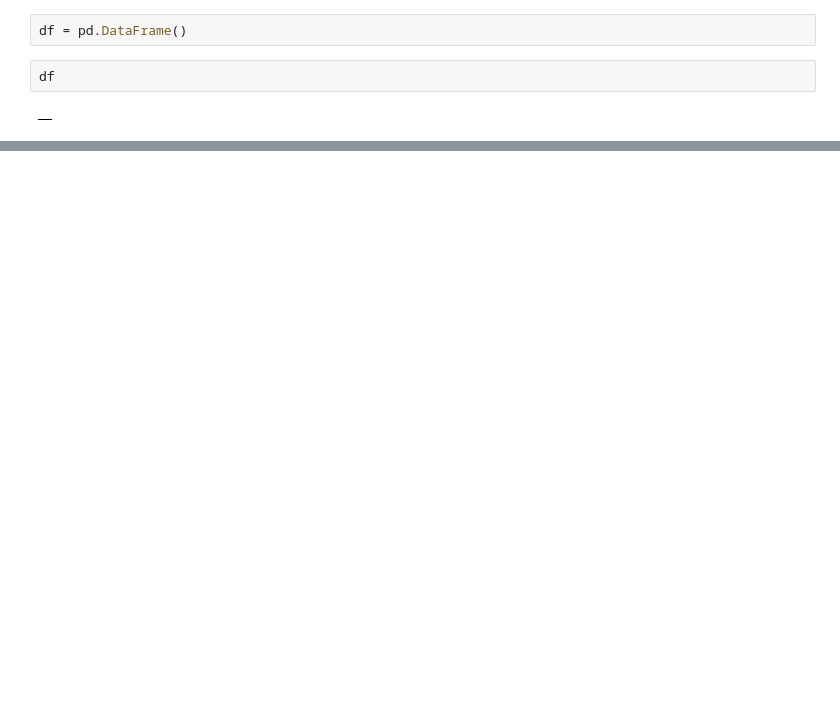
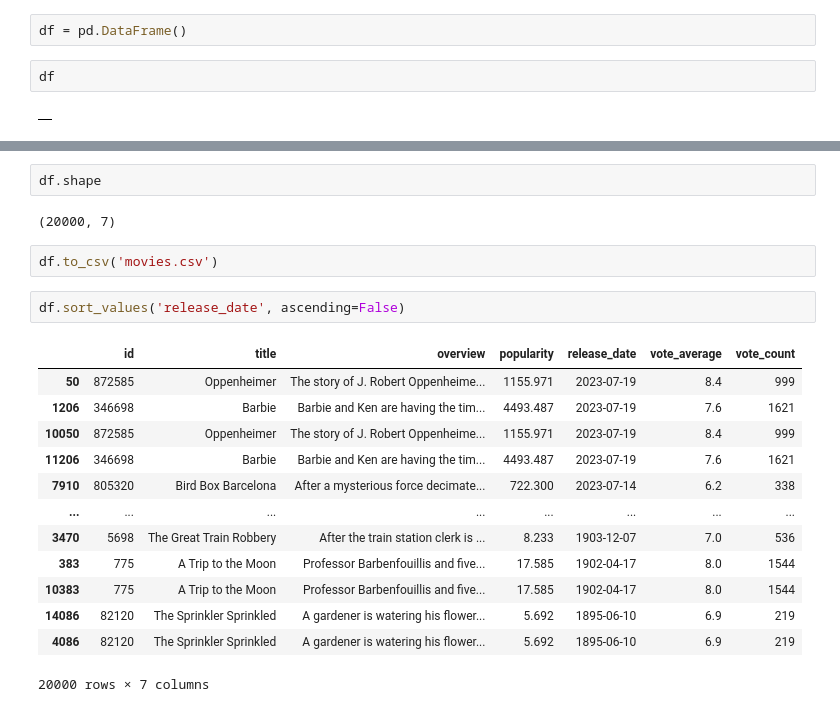
Before and after one commit to sapanashrestha/Data__Learning, a Jupyter notebook: API/api.ipynb, the cells around one changed output, grey strips where cells are left out. Drawn from its saved outputs; the diff is of its cells as text; blank space fills up the shorter version.

```diff
--- a/API/api.ipynb
+++ b/API/api.ipynb
@@ -95,0 +98,22 @@ df
+# %%
+df.shape
+# %% [output]
+(20000, 7)
+# %%
+df.to_csv('movies.csv')
+# %%
+df.sort_values('release_date', ascending=False)
+# %% [output]
+|  | id | title | overview | popularity | release_date | vote_average | vote_count |
+| 50 | 872585 | Oppenheimer | The story of J. Robert Oppenheime... | 1155.971 | 2023-07-19 | 8.4 | 999 |
+| 1206 | 346698 | Barbie | Barbie and Ken are having the tim... | 4493.487 | 2023-07-19 | 7.6 | 1621 |
+| 10050 | 872585 | Oppenheimer | The story of J. Robert Oppenheime... | 1155.971 | 2023-07-19 | 8.4 | 999 |
+| 11206 | 346698 | Barbie | Barbie and Ken are having the tim... | 4493.487 | 2023-07-19 | 7.6 | 1621 |
+| 7910 | 805320 | Bird Box Barcelona | After a mysterious force decimate... | 722.300 | 2023-07-14 | 6.2 | 338 |
+| ... | ... | ... | ... | ... | ... | ... | ... |
+| 3470 | 5698 | The Great Train Robbery | After the train station clerk is ... | 8.233 | 1903-12-07 | 7.0 | 536 |
+| 383 | 775 | A Trip to the Moon | Professor Barbenfouillis and five... | 17.585 | 1902-04-17 | 8.0 | 1544 |
+| 10383 | 775 | A Trip to the Moon | Professor Barbenfouillis and five... | 17.585 | 1902-04-17 | 8.0 | 1544 |
+| 14086 | 82120 | The Sprinkler Sprinkled | A gardener is watering his flower... | 5.692 | 1895-06-10 | 6.9 | 219 |
+| 4086 | 82120 | The Sprinkler Sprinkled | A gardener is watering his flower... | 5.692 | 1895-06-10 | 6.9 | 219 |
+20000 rows × 7 columns
```
Also changed, not shown: parts of 3 cells of this notebook, 1 other file.
